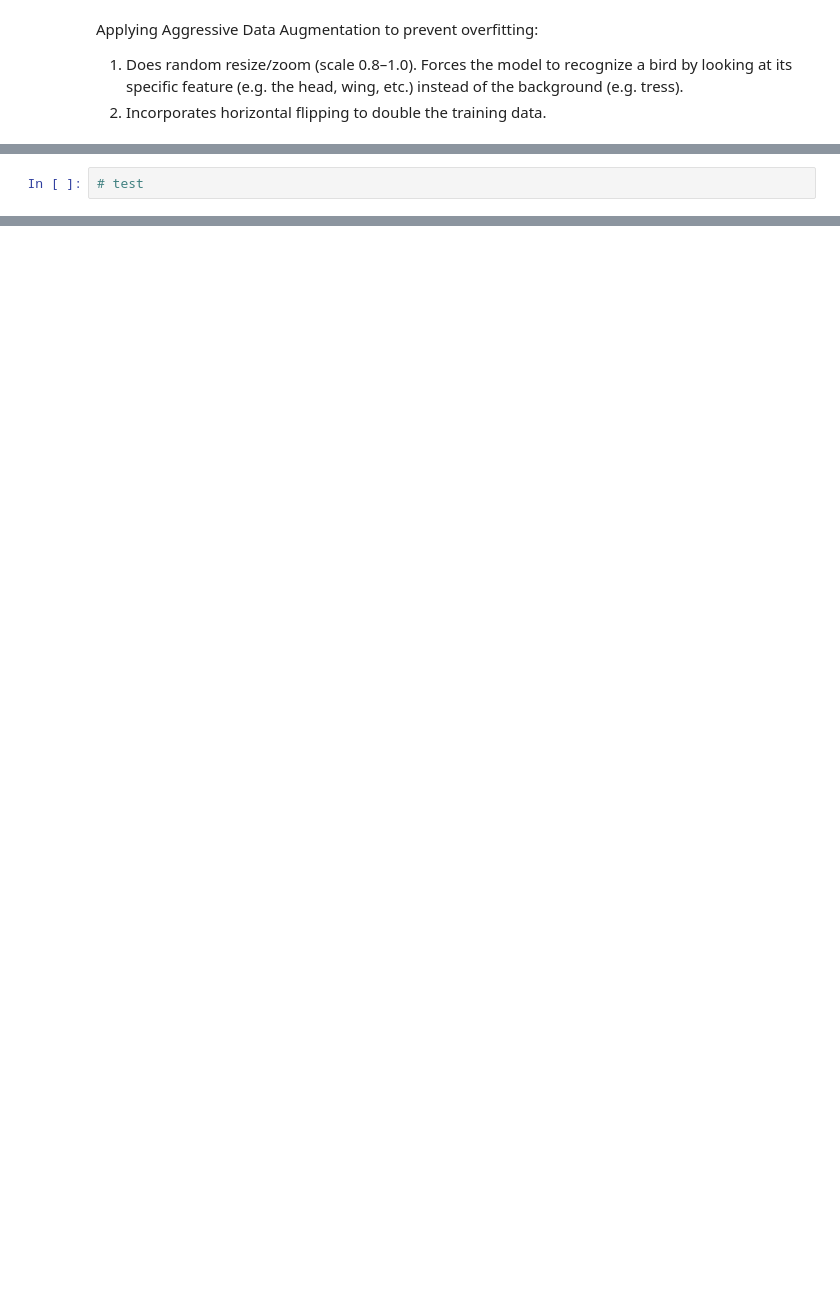
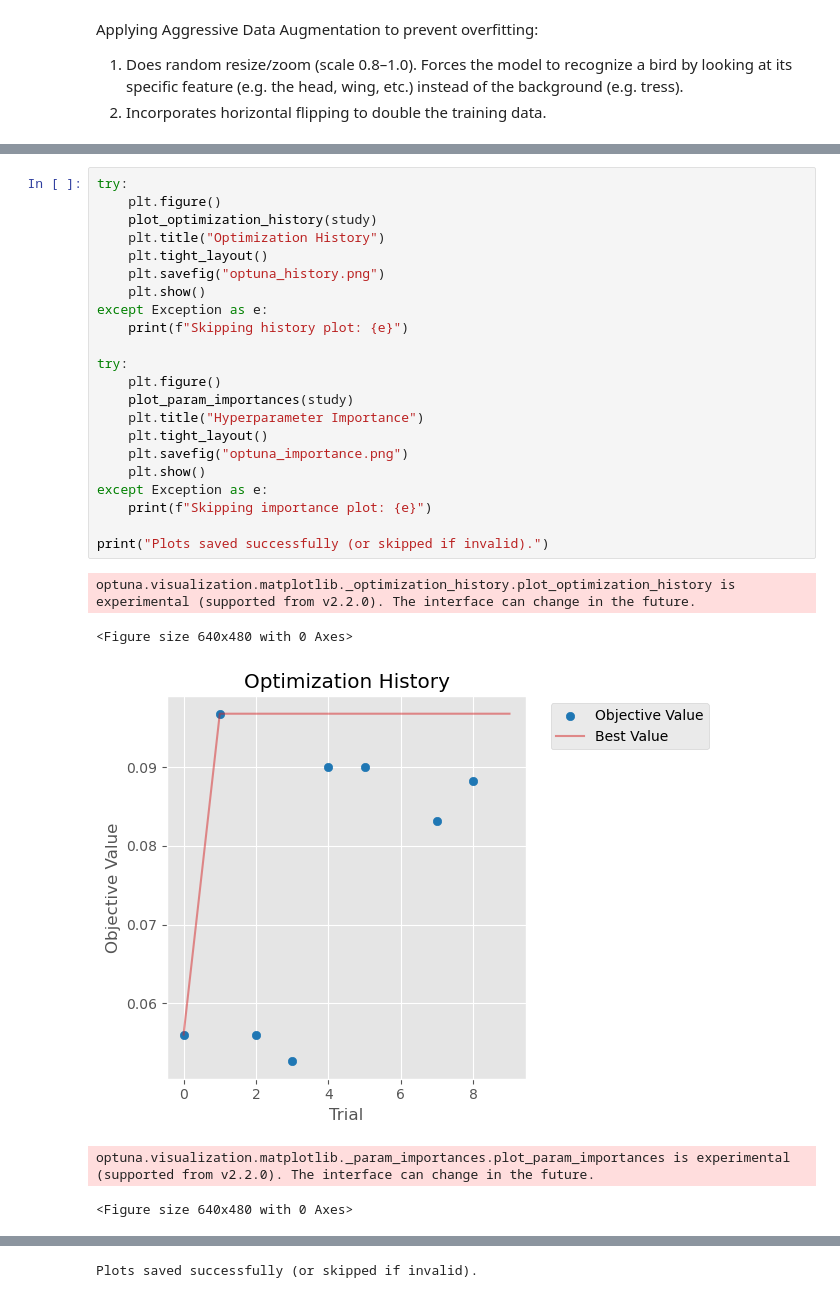
Before and after one commit to Jkovv/AML_group1, a Jupyter notebook: model_coatnet.ipynb, the cells around one changed output, grey strips where cells are left out. Cells and saved outputs as stored; diff of their text form; blank space fills up the shorter version.

```diff
--- a/model_coatnet.ipynb
+++ b/model_coatnet.ipynb
@@ -360,2 +193,28 @@ print("Best model saved.")
 # %%
-# test
+try:
+    plt.figure()
+    plot_optimization_history(study)
+    plt.title("Optimization History")
+    plt.tight_layout()
+    plt.savefig("optuna_history.png")
+    plt.show()
+except Exception as e:
+    print(f"Skipping history plot: {e}")
+
+try:
+    plt.figure()
+    plot_param_importances(study)
+    plt.title("Hyperparameter Importance")
+    plt.tight_layout()
+    plt.savefig("optuna_importance.png")
+    plt.show()
+except Exception as e:
+    print(f"Skipping importance plot: {e}")
+
+print("Plots saved successfully (or skipped if invalid).")
+# %% [output]
+optuna.visualization.matplotlib._optimization_history.plot_optimization_history is experimental (supported from v2.2.0). The interface can change in the future.
+<Figure size 640x480 with 0 Axes>
+[figure, added]
+optuna.visualization.matplotlib._param_importances.plot_param_importances is experimental (supported from v2.2.0). The interface can change in the future.
+<Figure size 640x480 with 0 Axes>
@@ -361,0 +222 @@ print("Best model saved.")
+Plots saved successfully (or skipped if invalid).
```
Also changed, not shown: parts of 8 cells of this notebook.
